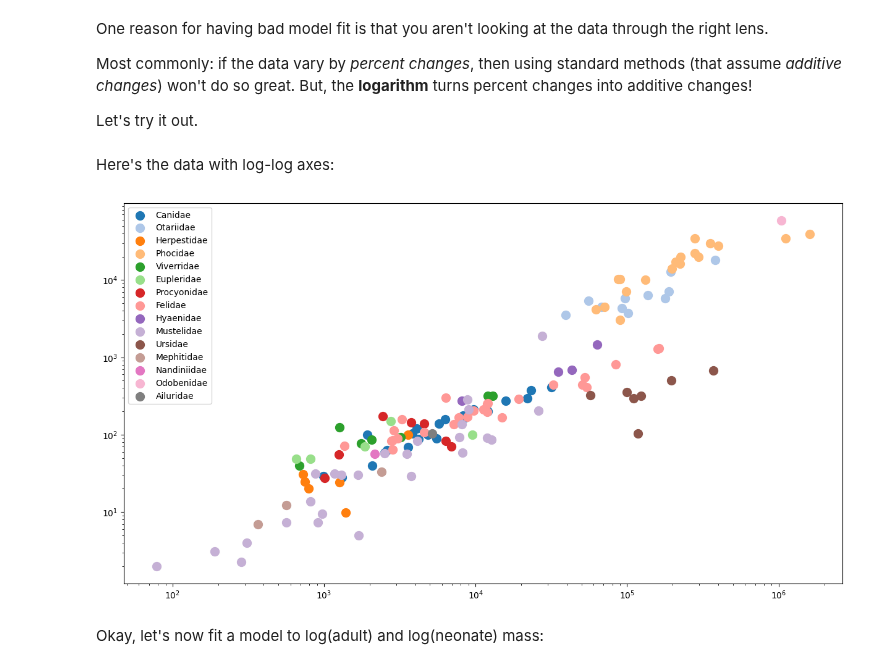
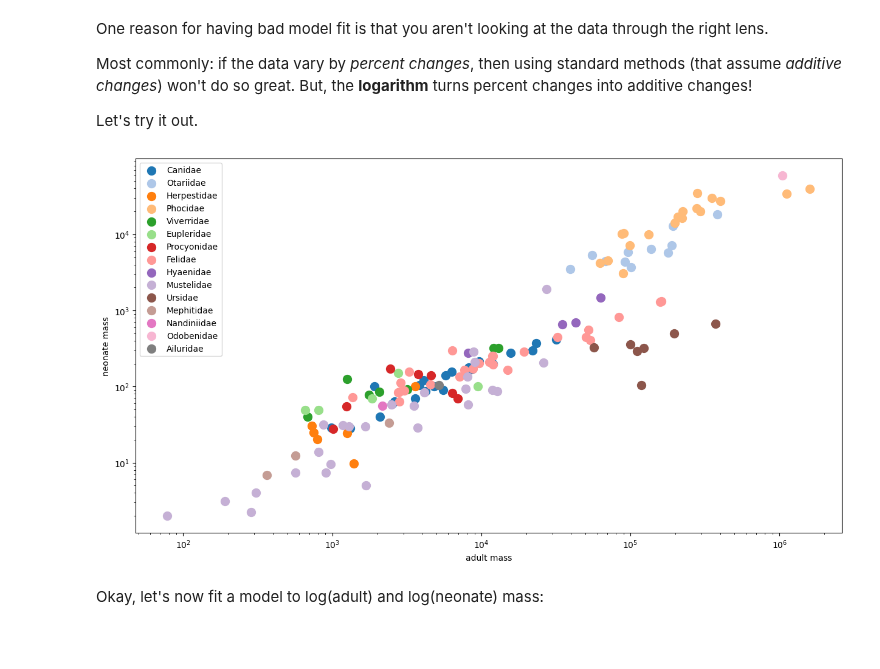
Before and after one commit to UOdsci/dsci345, a Jupyter notebook: class_material/slides/Week_09_Transformations_and_diagnostics.ipynb, the cells around one changed output. Cells and saved outputs as stored; diff of their text form; code cells hidden in the pictures; blank space fills up the shorter version.

```diff
--- a/class_material/slides/Week_09_Transformations_and_diagnostics.ipynb
+++ b/class_material/slides/Week_09_Transformations_and_diagnostics.ipynb
@@ -153,16 +167,14 @@ But, the **logarithm** turns percent changes
 into additive changes!
 
 Let's try it out.
-# %% [markdown]
-Here's the data with log-log axes:
 # %%
 for f in colors:
     sub = carnivores[carnivores.Family == f]
     plt.scatter(sub.AdultBodyMass_g, sub.NeonateBodyMass_g, color=colors[f], s=100, label=f)
-plt.xscale("log"); plt.yscale("log")
-plt.legend();
+plt.xscale("log"); plt.yscale("log")  # log-log axes
+plt.xlabel("adult mass"); plt.ylabel("neonate mass"); plt.legend();
 # %% [output]
-[figure, old version]
+[figure, new version]
 # %% [markdown]
 Okay, let's now fit a model
 to log(adult) and log(neonate) mass:
```
Also changed, not shown: parts of 6 cells of this notebook, 1 other file.
